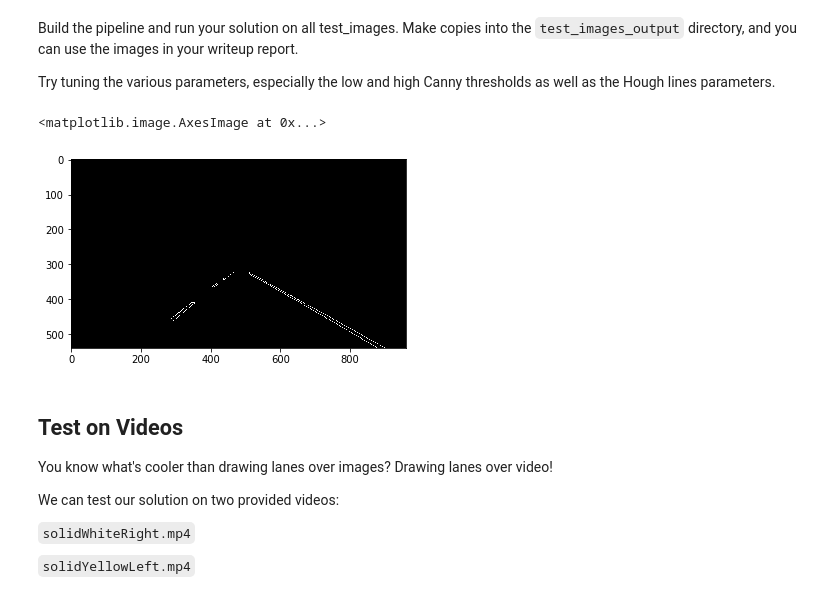
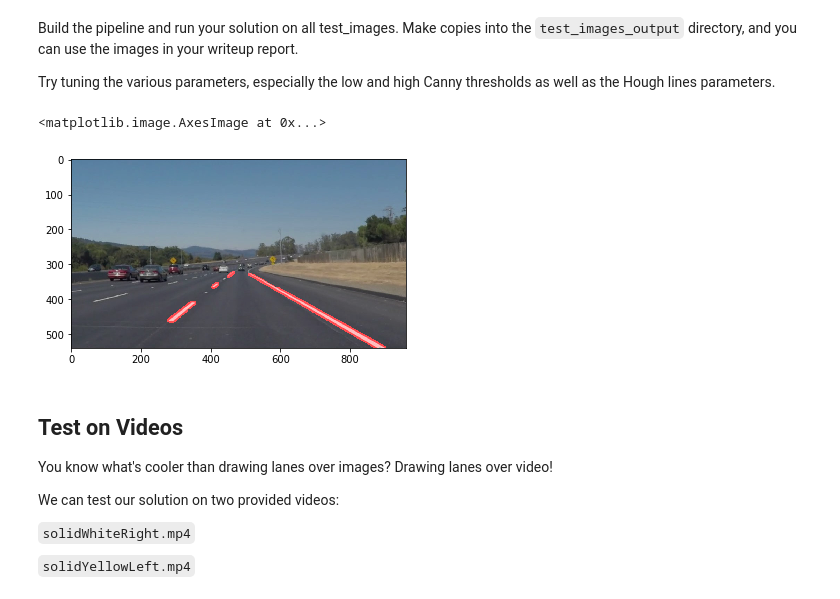
Before and after one commit to csilver2/CarND-LaneLines-P1, a Jupyter notebook: P1.ipynb, the cells around one changed output. Cells and saved outputs as stored; diff of their text form; code cells hidden in the pictures.

Commit message:
Draw lines with the points given for the hough_transform sing the functions draw_lines and hough_lines of the helper section.

```diff
--- a/P1.ipynb
+++ b/P1.ipynb
@@ -124,7 +124,7 @@ def region_of_interest(img, vertices):
     return masked_image
 
 
-def draw_lines(img, lines, color=[255, 0, 0], thickness=2):
+def draw_lines(img, lines, color=[250, 0, 0], thickness=10):
     """
     NOTE: this is the function you might want to use as a starting point once you want to
     average/extrapolate the line segments you detect to map out the full
@@ -195,23 +195,25 @@ Try tuning the various parameters, especially the low and high Canny thresholds
 # %%
 # TODO: Build your pipeline that will draw lane lines on the test_images
 # then save them to the test_images directory.
 img = mpimg.imread('test_images/solidWhiteCurve.jpg')
 
 imshape = img.shape
-vert = np.array([[(455, 320),(490, 310),(920, 540),(110, 540)]], dtype=np.int32)
+vert = np.array([[(460, 325),(485, 315),(920, 540),(120, 540)]], np.int32) #points in our polligon
 
 
 #functions
 gray = grayscale(img)
 blur = gaussian_blur(gray,5)
 edges = canny(blur, 100, 200)
 mask = region_of_interest(edges, vert)
+h_transform = hough_lines(mask, 1, np.pi/180, 1, 10, 7)
+lines_edges = weighted_img(h_transform, img, α=0.8, β=1., λ=0.)
 
-plt.imshow(mask, cmap='Greys_r')
+plt.imshow(lines_edges)
 #plt.imshow(img)
 # %% [output]
 <matplotlib.image.AxesImage at 0x...>
-[figure, old version]
+[figure, new version]
 # %% [markdown]
 ## Test on Videos
 
```
Also changed, not shown: parts of 4 cells of this notebook.
